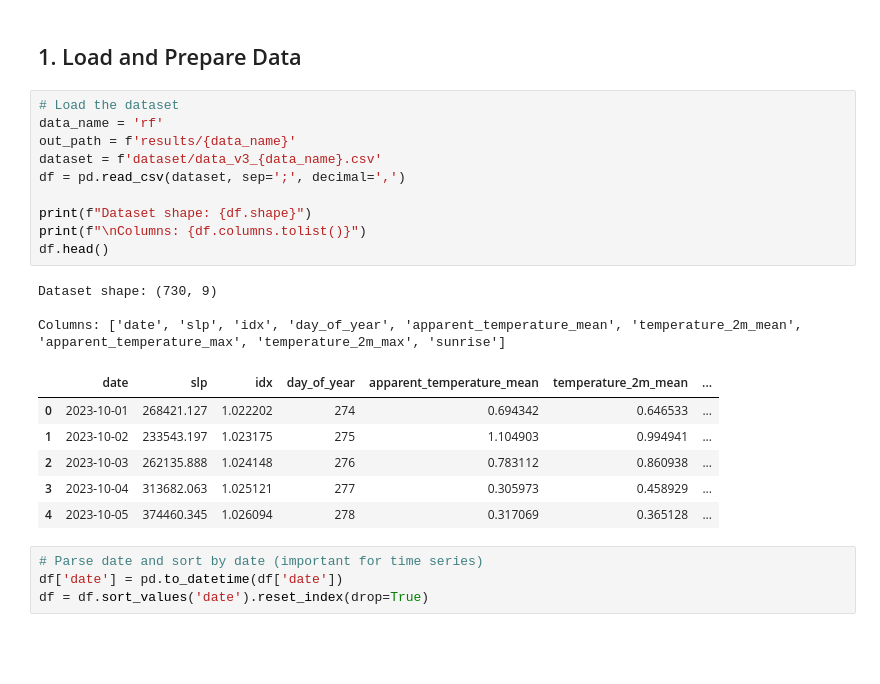
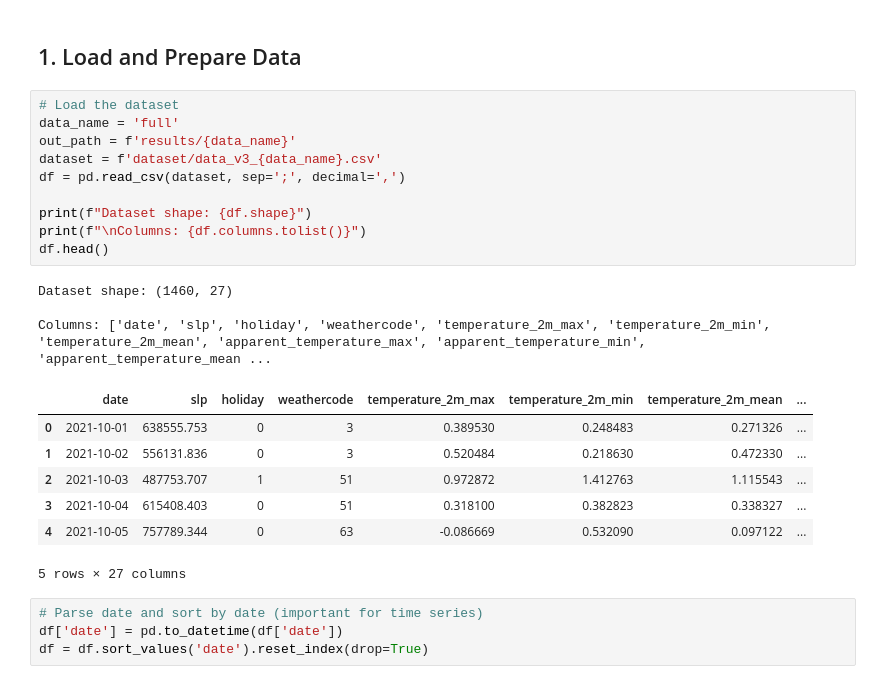
Before and after one commit to DiPalmaGiuseppe/DataScience-Project, a Jupyter notebook: src/3_model_finetuning.ipynb, the cells around one changed output. Cells and saved outputs as stored; diff of their text form; blank space fills up the shorter version.

Commit message:
results full

```diff
--- a/src/3_model_finetuning.ipynb
+++ b/src/3_model_finetuning.ipynb
@@ -21,24 +21,25 @@ warnings.filterwarnings('ignore')
 ## 1. Load and Prepare Data
 # %%
 # Load the dataset
-data_name = 'rf'
+data_name = 'full'
 out_path = f'results/{data_name}'
 dataset = f'dataset/data_v3_{data_name}.csv'
 df = pd.read_csv(dataset, sep=';', decimal=',')
 
 print(f"Dataset shape: {df.shape}")
 print(f"\nColumns: {df.columns.tolist()}")
 df.head()
 # %% [output]
-Dataset shape: (730, 9)
+Dataset shape: (1460, 27)
 
-Columns: ['date', 'slp', 'idx', 'day_of_year', 'apparent_temperature_mean', 'temperature_2m_mean', 'apparent_temperature_max', 'temperature_2m_max', 'sunrise']
+Columns: ['date', 'slp', 'holiday', 'weathercode', 'temperature_2m_max', 'temperature_2m_min', 'temperature_2m_mean', 'apparent_temperature_max', 'apparent_temperature_min', 'apparent_temperature_mean ...
-|  | date | slp | idx | day_of_year | apparent_temperature_mean | temperature_2m_mean | ... |
-| 0 | 2023-10-01 | 268421.127 | 1.022202 | 274 | 0.694342 | 0.646533 | ... |
-| 1 | 2023-10-02 | 233543.197 | 1.023175 | 275 | 1.104903 | 0.994941 | ... |
-| 2 | 2023-10-03 | 262135.888 | 1.024148 | 276 | 0.783112 | 0.860938 | ... |
-| 3 | 2023-10-04 | 313682.063 | 1.025121 | 277 | 0.305973 | 0.458929 | ... |
-| 4 | 2023-10-05 | 374460.345 | 1.026094 | 278 | 0.317069 | 0.365128 | ... |
+|  | date | slp | holiday | weathercode | temperature_2m_max | temperature_2m_min | temperature_2m_mean | ... |
+| 0 | 2021-10-01 | 638555.753 | 0 | 3 | 0.389530 | 0.248483 | 0.271326 | ... |
+| 1 | 2021-10-02 | 556131.836 | 0 | 3 | 0.520484 | 0.218630 | 0.472330 | ... |
+| 2 | 2021-10-03 | 487753.707 | 1 | 51 | 0.972872 | 1.412763 | 1.115543 | ... |
+| 3 | 2021-10-04 | 615408.403 | 0 | 51 | 0.318100 | 0.382823 | 0.338327 | ... |
+| 4 | 2021-10-05 | 757789.344 | 0 | 63 | -0.086669 | 0.532090 | 0.097122 | ... |
+5 rows × 27 columns
 # %%
 # Parse date and sort by date (important for time series)
 df['date'] = pd.to_datetime(df['date'])
```
Also changed, not shown: parts of 5 cells of this notebook, 6 other files.
